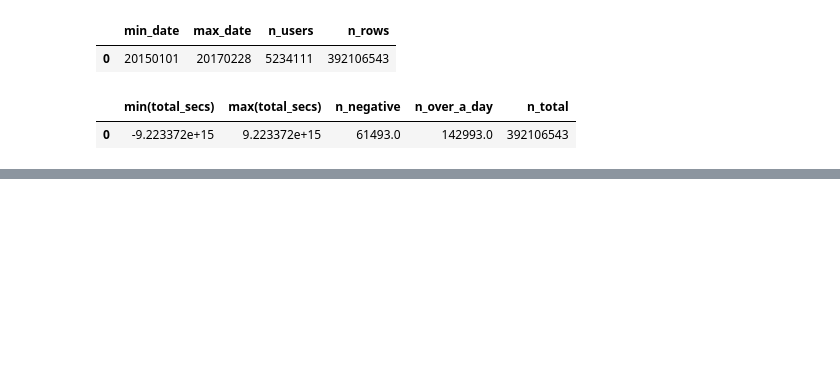
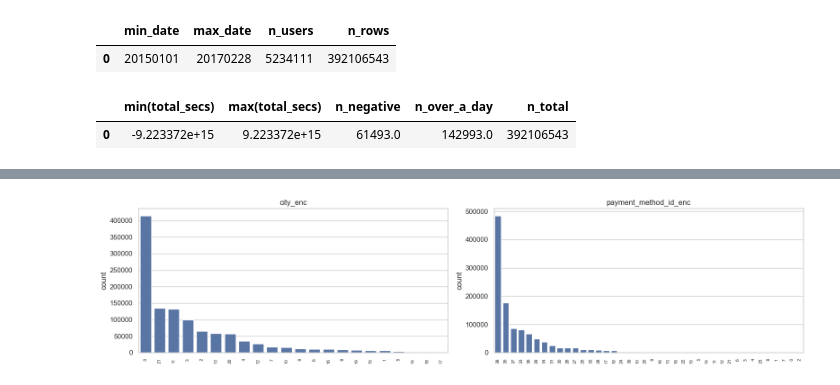
Before and after one commit to jagan010101/kkbox-churn-prediction, a Jupyter notebook: 01_EDA.ipynb, the cells around one changed output, grey strips where cells are left out. Drawn from its saved outputs; the diff is of its cells as text; code cells hidden in the pictures; blank space fills up the shorter version.

```diff
--- a/01_EDA.ipynb
+++ b/01_EDA.ipynb
@@ -219,0 +317,13 @@ display(bad_secs)
+# %%
+fig, axes = plt.subplots(1, 2, figsize=(16, 4))
+
+for ax, col in zip(axes, wide_cat_cols):
+    order = model_df[col].value_counts().index
+    sns.countplot(x=model_df[col], order=order, ax=ax)
+    ax.set_title(col)
+    ax.set_xlabel("")
+    ax.tick_params(axis="x", rotation=90, labelsize=7)
+
+fig.tight_layout()
+# %% [output]
+[figure, added]
```
Also changed, not shown: parts of 33 cells of this notebook, 30 other files.
